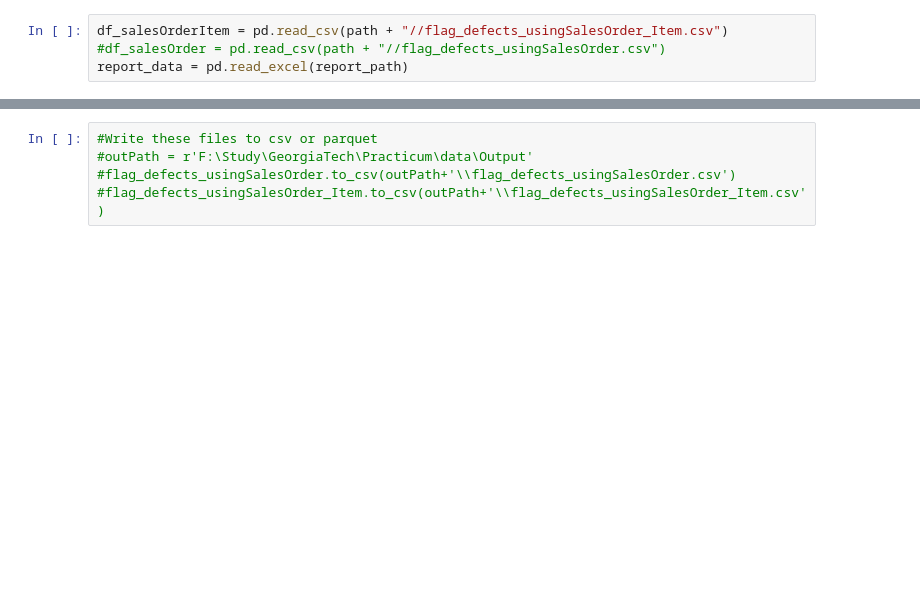
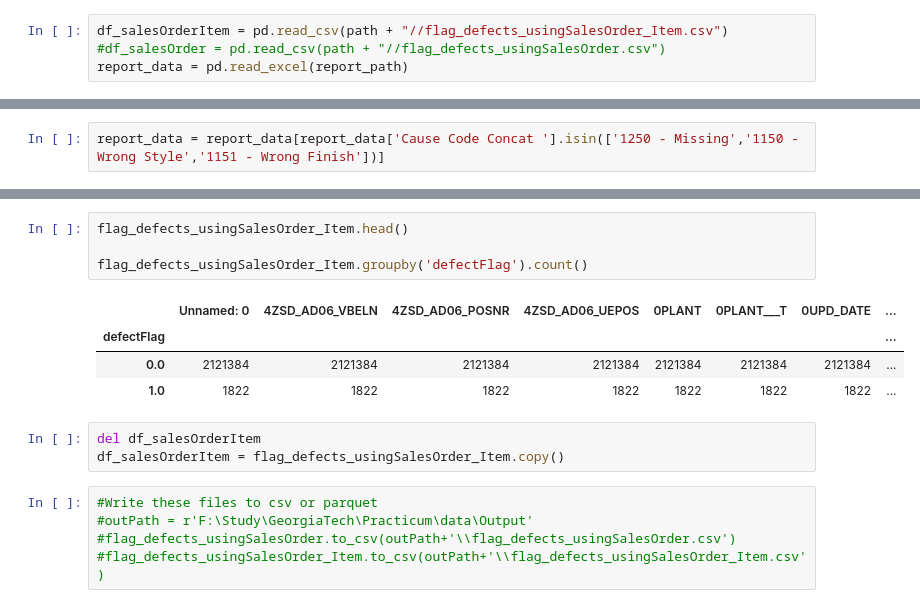
Before and after one commit to kk87736/georgiaTechCapstone, a Jupyter notebook: Modeling.ipynb, the cells around one changed output, grey strips where cells are left out. Drawn from its saved outputs; the diff is of its cells as text; blank space fills up the shorter version.

```diff
--- a/Modeling.ipynb
+++ b/Modeling.ipynb
@@ -46,0 +59,2 @@ report_data = pd.read_excel(report_path)
+# %%
+report_data = report_data[report_data['Cause Code Concat '].isin(['1250 - Missing','1150 - Wrong Style','1151 - Wrong Finish'])]
@@ -47,3 +79,15 @@ report_data = pd.read_excel(report_path)
+# %%
+flag_defects_usingSalesOrder_Item.head()
+
+flag_defects_usingSalesOrder_Item.groupby('defectFlag').count()
+# %% [output]
+|  | Unnamed: 0 | 4ZSD_AD06_VBELN | 4ZSD_AD06_POSNR | 4ZSD_AD06_UEPOS | 0PLANT | 0PLANT___T | 0UPD_DATE | ... |
+| defectFlag |  |  |  |  |  |  |  | ... |
+| 0.0 | 2121384 | 2121384 | 2121384 | 2121384 | 2121384 | 2121384 | 2121384 | ... |
+| 1.0 | 1822 | 1822 | 1822 | 1822 | 1822 | 1822 | 1822 | ... |
+# %%
+del df_salesOrderItem
+df_salesOrderItem = flag_defects_usingSalesOrder_Item.copy()
 # %%
 #Write these files to csv or parquet
 #outPath = r'F:\Study\GeorgiaTech\Practicum\data\Output'
```
Also changed, not shown: parts of 22 cells of this notebook, 1 other file.
